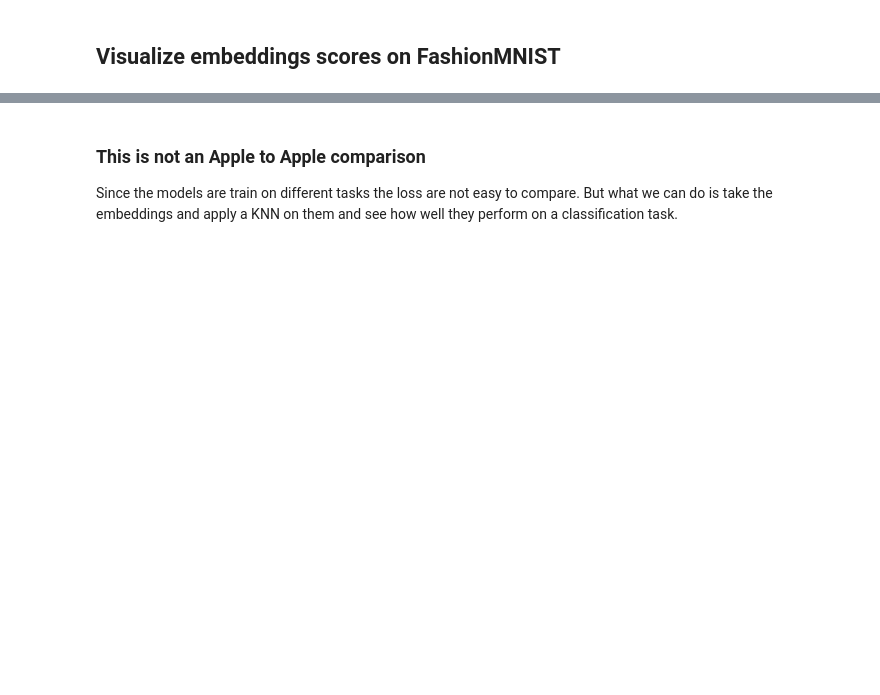
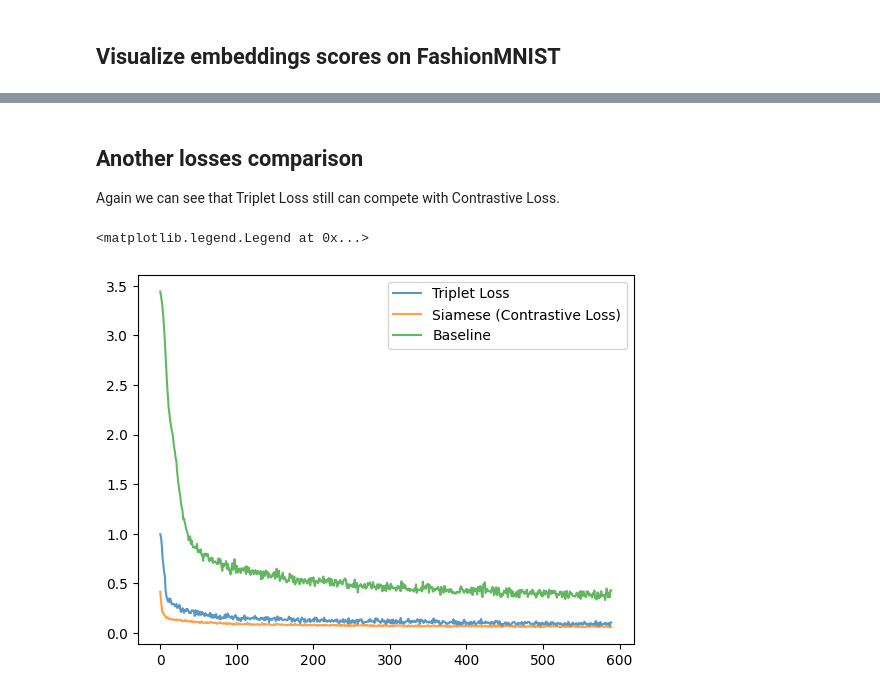
Before and after one commit to U-n-Own/UniversityNotes, a Jupyter notebook: Assignments/ContinualLearning/CL-project/main.ipynb, the cells around one changed output, grey strips where cells are left out. Drawn from its saved outputs; the diff is of its cells as text; code cells hidden in the pictures; blank space fills up the shorter version.

```diff
--- a/Assignments/ContinualLearning/CL-project/main.ipynb
+++ b/Assignments/ContinualLearning/CL-project/main.ipynb
@@ -739,10 +841,14 @@ plt.show()
+# %% [markdown]
+## Another losses comparison
+
+Again we can see that Triplet Loss still can compete with Contrastive Loss.
 # %%
 # plotting the losses
-plt.plot(triplet_train_loss, label='Triplet Loss', alpha=0.75)
-plt.plot(siamese_train_loss, label='Siamese (Contrastive Loss)', alpha=0.75)
-plt.plot(baseline_train_loss, label='Baseline', alpha=0.75)
+plt.plot(triplet_fashion_train_loss, label='Triplet Loss', alpha=0.75)
+plt.plot(siamese_fashion_train_loss, label='Siamese (Contrastive Loss)', alpha=0.75)
+plt.plot(baseline_fashion_train_loss, label='Baseline', alpha=0.75)
+
 plt.legend()
+# %% [output]
+<matplotlib.legend.Legend at 0x...>
+[figure, added]
-# %% [markdown]
-### This is not an Apple to Apple comparison
-
-Since the models are train on different tasks the loss are not easy to compare. But what we can do is take the embeddings and apply a KNN on them and see how well they perform on a classification task.
```
Also changed, not shown: parts of 38 cells of this notebook.
